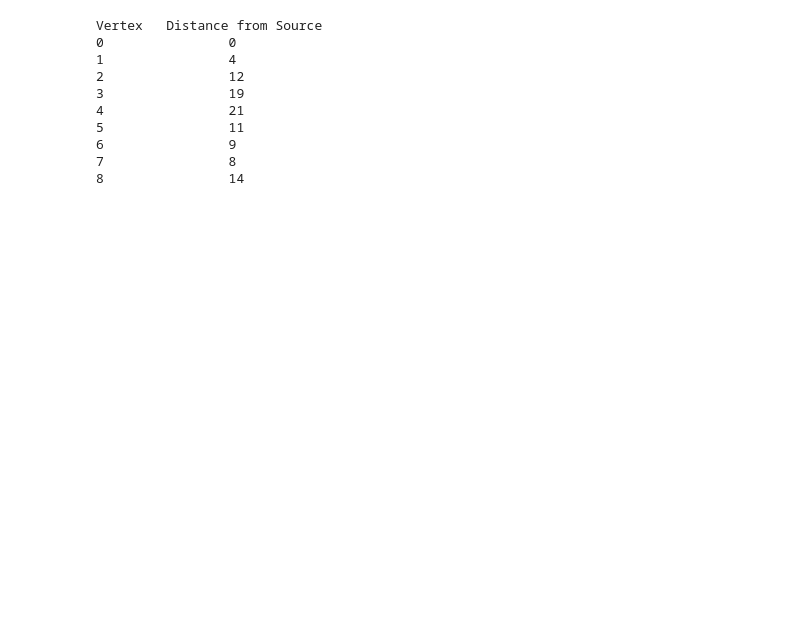
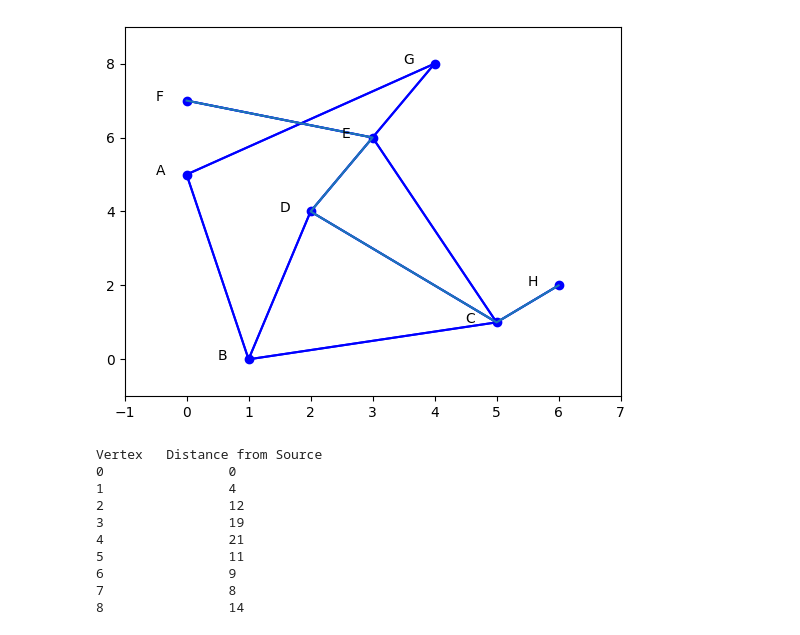
Before and after one commit to mike-yuen/shortest-path-algorithms, a Jupyter notebook: dijkstra.ipynb, the cells around one changed output. Cells and saved outputs as stored; diff of their text form; code cells hidden in the pictures; blank space fills up the shorter version.

Commit message:
SPA-02 init dijkstra

```diff
--- a/dijkstra.ipynb
+++ b/dijkstra.ipynb
@@ -0,0 +1,84 @@
+# %%
+from functools import reduce
+import matplotlib.pyplot as plt
+
+# Dict to label points
+labels = {1:'A',2:'B',3:'C',4:'D',5:'E',6:'F',7:'G',8:'H'}
+
+# Dict to derive coordinates
+coordinates = {
+    'A':(0,5),
+    'B':(1,0),
+    'C':(5,1),
+    'D':(2,4),
+    'E':(3,6),
+    'F':(0,7),
+    'G':(4,8),
+    'H':(6,2)
+}
+# Adjacency and State Matrix
+adj_matrix = [[0, 20, 0, 0, 0, 0, 15, 0],
+             [20, 0, 8, 9, 0, 0, 0, 0],
+             [0,  8,  0,  6, 15, 0, 0, 10],
+             [0, 9, 6, 0, 7, 0, 0, 0],
+             [0, 0, 15, 7, 0, 22, 18, 0],
+             [0, 0, 0, 0, 22, 0, 0, 0],
+             [15, 0, 0, 0, 18, 0, 0, 0],
+             [0, 0, 10, 0, 0, 0, 0, 0]]
+
+xCoord=[coordinates[k][0] for k in sorted(coordinates)]
+yCoord=[coordinates[k][1] for k in sorted(coordinates)]
+plt.plot(xCoord, yCoord, 'bo')
+plt.axis([-1, 7, -1, 9])
+
+for i in range(8):
+    plt.text(xCoord[i]-0.5, yCoord[i], labels[i+1])
+for i in range(8):
+    for j in range(8):
+        if adj_matrix[i][j]:
+            plt.plot([xCoord[i], xCoord[j]],[yCoord[i], yCoord[j]], 'b')
+
+# Dijkstra Algorithm
+def dijkstra(graph, start, target):
+    infinity = reduce(lambda x,y: x+y, (i[1] for u in graph for i in graph[u]))
+    dist = dict.fromkeys(graph, infinity)
+    prev = dict.fromkeys(graph)
+    q = list(graph)
+    dist[start] = 0
+    while q:
+        u = min(q, key=lambda x: dist[x])
+        q.remove(u)
+        for v,w in graph[u]:
+            alt = dist[u] + w
+            if alt < dist[v]:
+                dist[v] = alt
+                prev[v] = u
+    # "way"
+    trav = []
+    temp = target
+    while temp != start:
+        trav.append(prev[temp])
+        temp = prev[temp]
+    trav.reverse()
+    trav.append(target)
+    return " -> ".join(trav),dist[target]
+
+graph = {
+    'A' : [('B',20), ('G', 15)],
+    'B' : [('A', 20),('C', 8), ('D', 9)],
+    'C' : [('B', 8),('D', 6), ('E', 15), ('H', 10)],
+    'D' : [('B', 9),('C', 6),('E', 7)],
+    'E' : [('C', 15),('D', 7),('F', 22),('G', 18)],
+    'F' : [('E', 22)],
+    'G' : [('A', 15),('E', 18)],
+    'H' : [('C', 10)]
+}
+traverse, dist = dijkstra(graph,'F','H')
+print(traverse)
+
+# Drawing of coordinates
+mydrawing = traverse.split('-> ')
+plt.plot([ coordinates[n.rstrip()][0] for n in mydrawing ],[ coordinates[n.rstrip()][1] for n in mydrawing])
+print("Distance:", dist)
+plt.show()
+# %% [output]
@@ -1,3 +89,4 @@
+[figure, added]
 # %%
 # https://www.geeksforgeeks.org/python-program-for-dijkstras-shortest-path-algorithm-greedy-algo-7/
 
```
Also changed, not shown: parts of 1 cell of this notebook, 6 other files.
